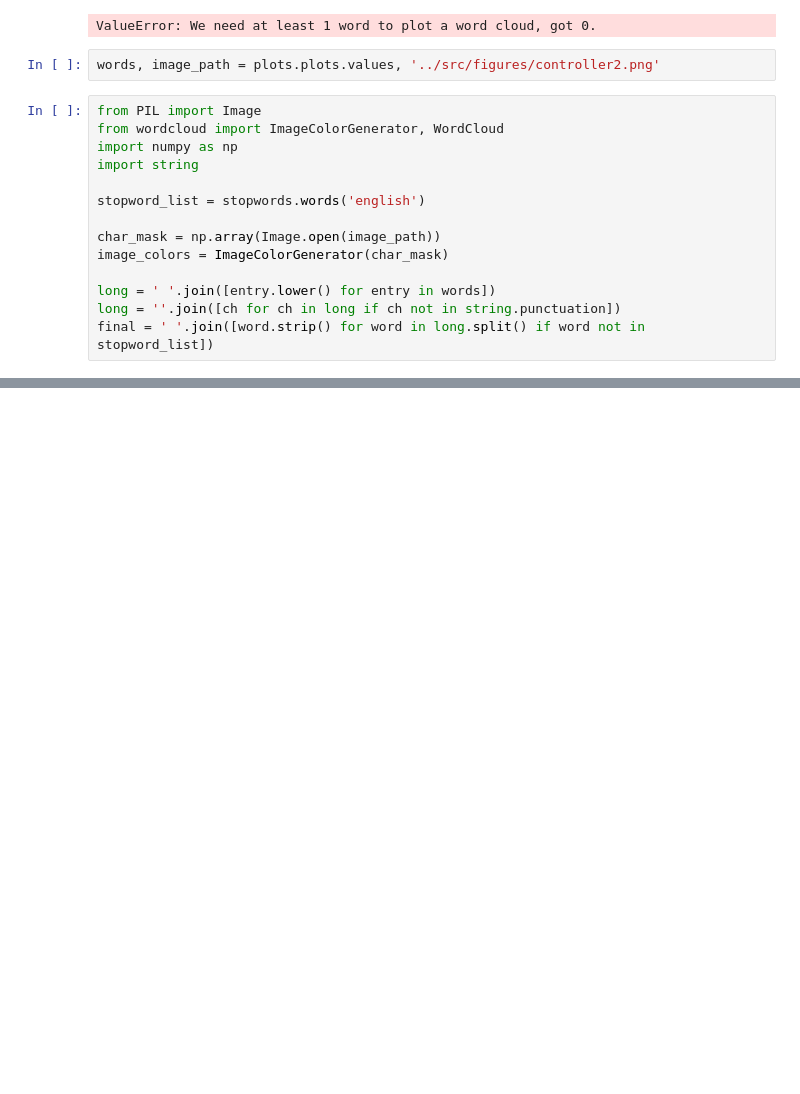
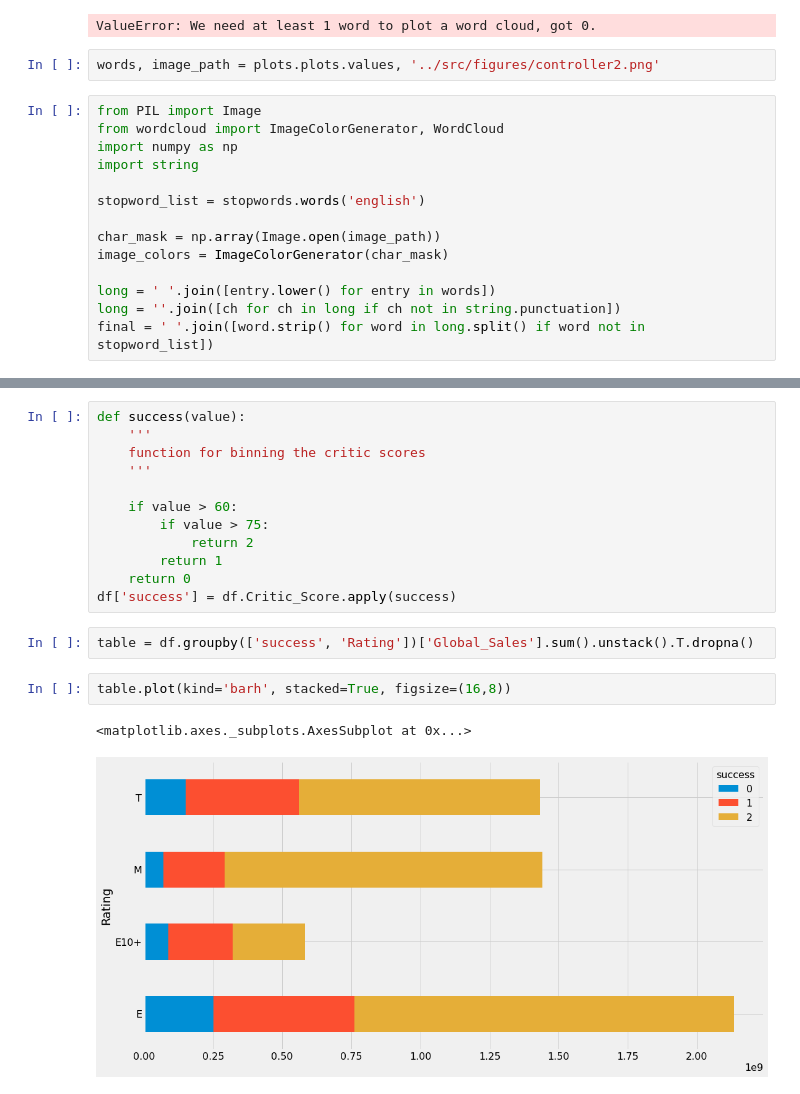
Before and after one commit to Jprebys/video_game_machine_learning, a Jupyter notebook: notebooks/04_visualization.ipynb, the cells around one changed output, grey strips where cells are left out. Cells and saved outputs as stored; diff of their text form; blank space fills up the shorter version.

```diff
--- a/notebooks/04_visualization.ipynb
+++ b/notebooks/04_visualization.ipynb
@@ -211,0 +213,19 @@ plt.imshow(wc)
+# %%
+def success(value):
+    '''
+    function for binning the critic scores
+    '''
+
+    if value > 60:
+        if value > 75:
+            return 2
+        return 1
+    return 0
+df['success'] = df.Critic_Score.apply(success)
+# %%
+table = df.groupby(['success', 'Rating'])['Global_Sales'].sum().unstack().T.dropna()
+# %%
+table.plot(kind='barh', stacked=True, figsize=(16,8))
+# %% [output]
+<matplotlib.axes._subplots.AxesSubplot at 0x...>
+[figure, added]
```
Also changed, not shown: parts of 4 cells of this notebook, 1 other file.
